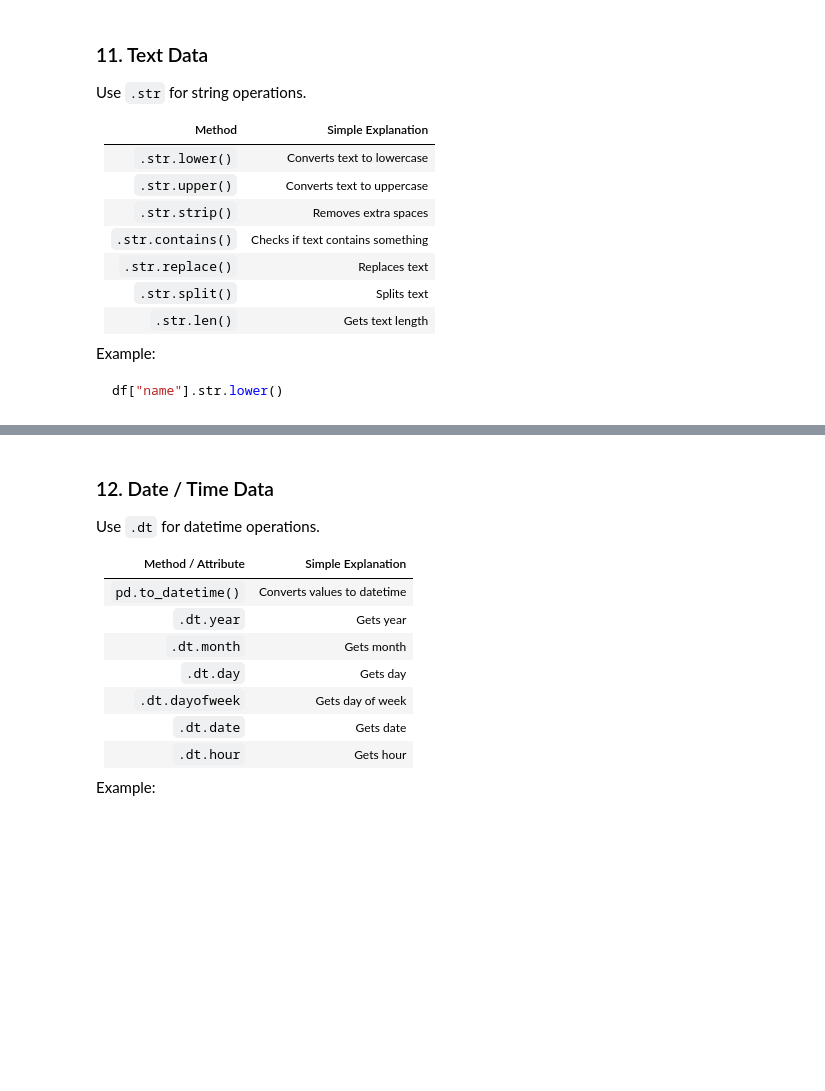
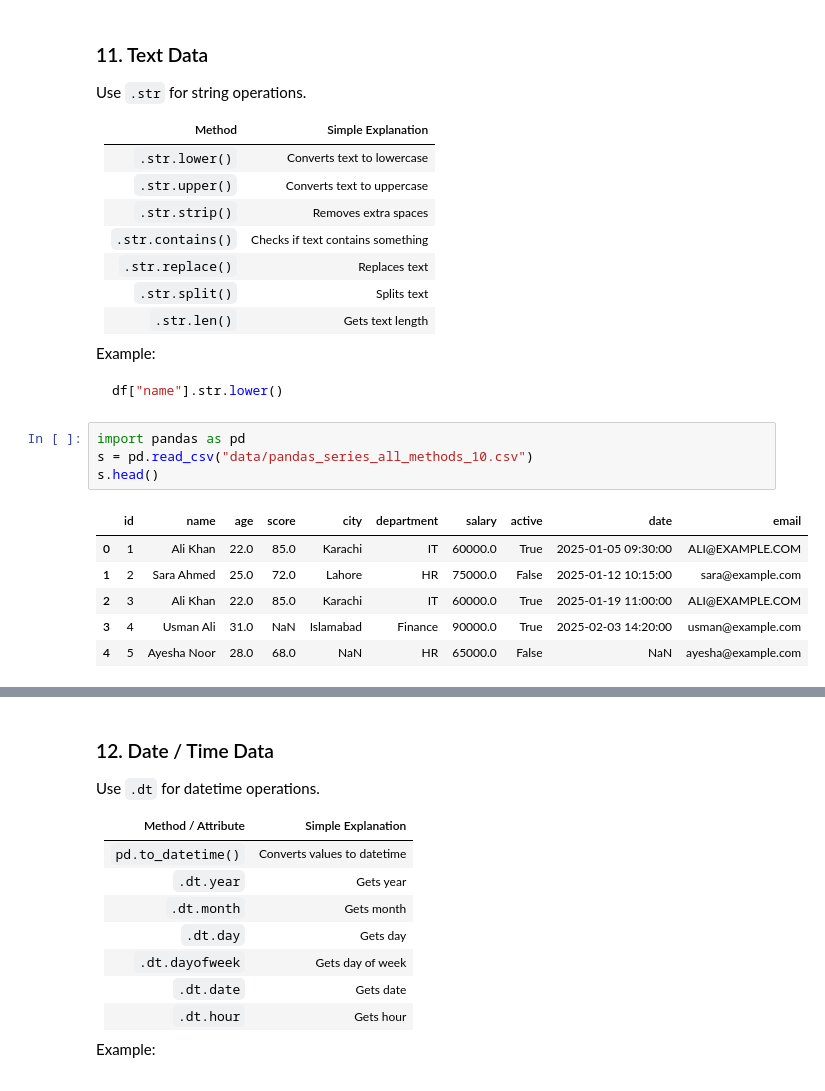
Before and after one commit to zaibgray/pandas, a Jupyter notebook: pandas.ipynb, the cells around one changed output, grey strips where cells are left out. Saved outputs shown, nothing was run; the diff lists cells and outputs as text; blank space fills up the shorter version.

````diff
--- a/pandas.ipynb
+++ b/pandas.ipynb
@@ -1249,3 +1272,14 @@ Example:
 ```python
 df["name"].str.lower()
 ```
+# %%
+import pandas as pd
+s = pd.read_csv("data/pandas_series_all_methods_10.csv")
+s.head()
+# %% [output]
+|  | id | name | age | score | city | department | salary | active | date | email |
+| 0 | 1 | Ali Khan | 22.0 | 85.0 | Karachi | IT | 60000.0 | True | 2025-01-05 09:30:00 | ALI@EXAMPLE.COM |
+| 1 | 2 | Sara Ahmed | 25.0 | 72.0 | Lahore | HR | 75000.0 | False | 2025-01-12 10:15:00 | sara@example.com |
+| 2 | 3 | Ali Khan | 22.0 | 85.0 | Karachi | IT | 60000.0 | True | 2025-01-19 11:00:00 | ALI@EXAMPLE.COM |
+| 3 | 4 | Usman Ali | 31.0 | NaN | Islamabad | Finance | 90000.0 | True | 2025-02-03 14:20:00 | usman@example.com |
+| 4 | 5 | Ayesha Noor | 28.0 | 68.0 | NaN | HR | 65000.0 | False | NaN | ayesha@example.com |
````
Also changed, not shown: parts of 10 cells of this notebook, 1 other file.
